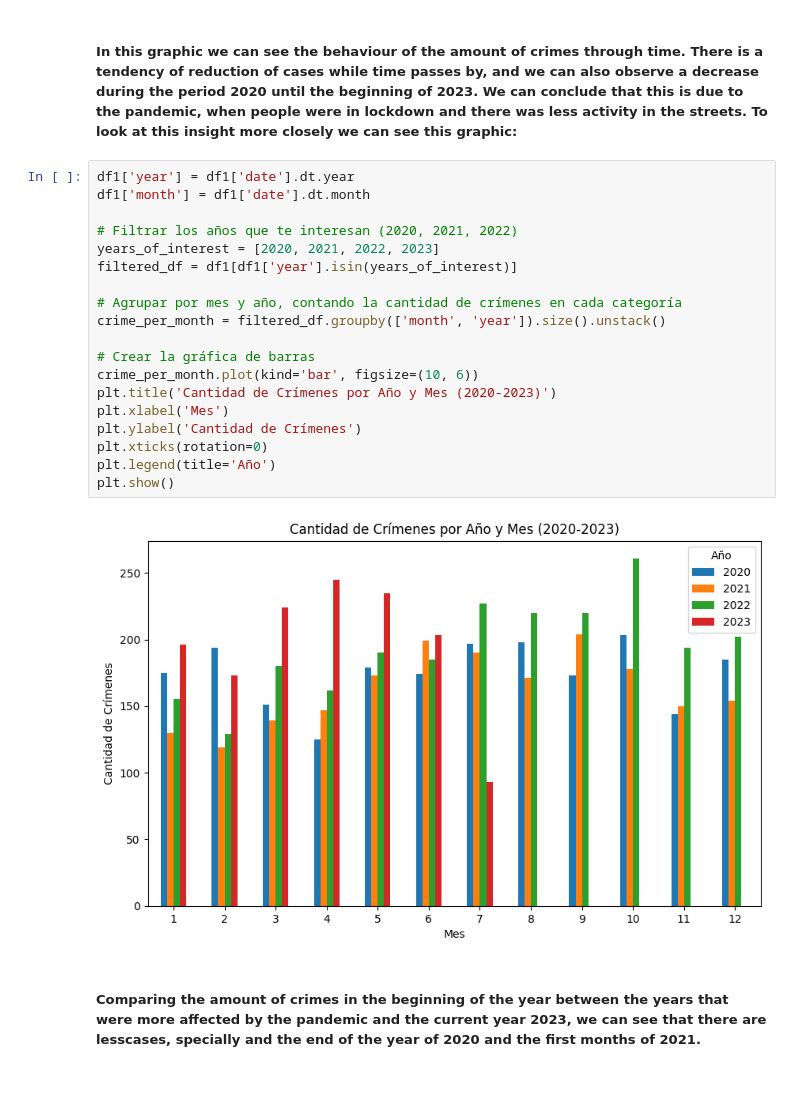
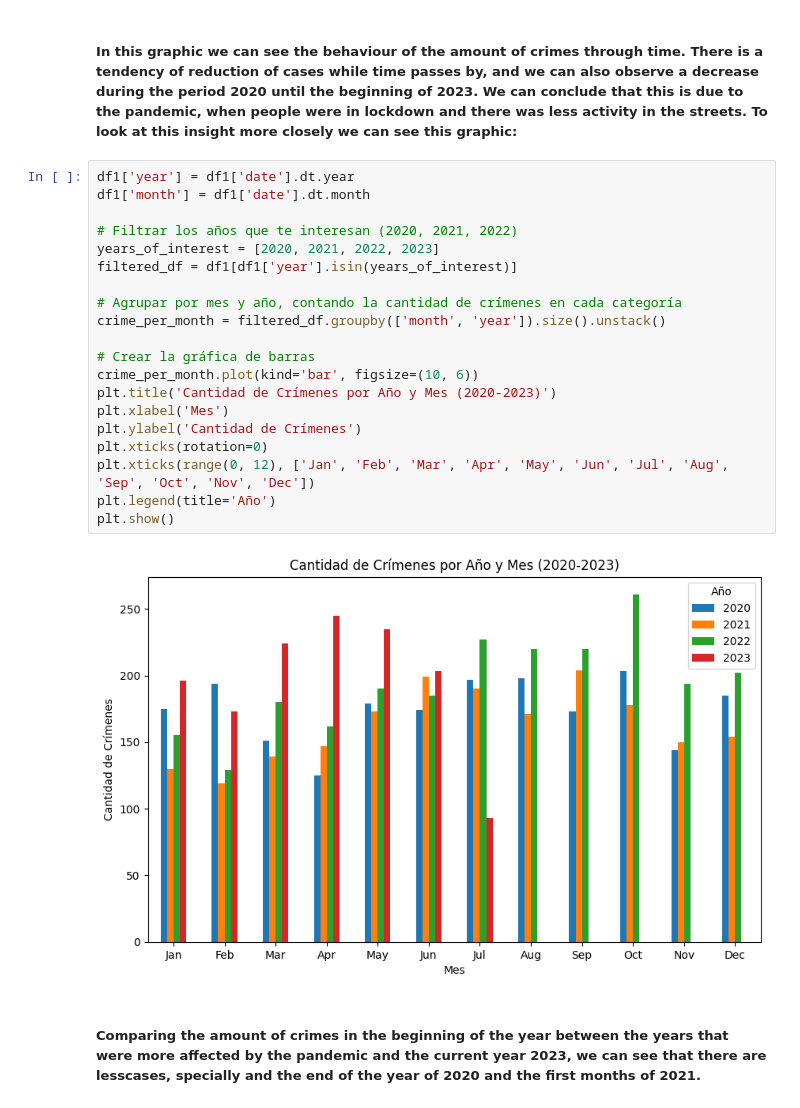
Before and after one commit to YOANGELICA/chicago_crimes_etl, a Jupyter notebook: script.ipynb, the cells around one changed output. Cells and saved outputs as stored; diff of their text form.

```diff
--- a/script.ipynb
+++ b/script.ipynb
@@ -420,24 +417,25 @@ Freq: M, Length: 271, dtype: int64
 # %%
 df1['year'] = df1['date'].dt.year
 df1['month'] = df1['date'].dt.month
 
 # Filtrar los años que te interesan (2020, 2021, 2022)
 years_of_interest = [2020, 2021, 2022, 2023]
 filtered_df = df1[df1['year'].isin(years_of_interest)]
 
 # Agrupar por mes y año, contando la cantidad de crímenes en cada categoría
 crime_per_month = filtered_df.groupby(['month', 'year']).size().unstack()
 
 # Crear la gráfica de barras
 crime_per_month.plot(kind='bar', figsize=(10, 6))
 plt.title('Cantidad de Crímenes por Año y Mes (2020-2023)')
 plt.xlabel('Mes')
 plt.ylabel('Cantidad de Crímenes')
 plt.xticks(rotation=0)
+plt.xticks(range(0, 12), ['Jan', 'Feb', 'Mar', 'Apr', 'May', 'Jun', 'Jul', 'Aug', 'Sep', 'Oct', 'Nov', 'Dec'])
 plt.legend(title='Año')
 plt.show()
 # %% [output]
-[figure, old version]
+[figure, new version]
 # %% [markdown]
 ##### Comparing the amount of crimes in the beginning of the year between the years that were more affected by the pandemic and the current year 2023, we can see that there are lesscases, specially and the end of the year of 2020 and the first months of 2021.
 # %%
```
Also changed, not shown: parts of 3 cells of this notebook.
